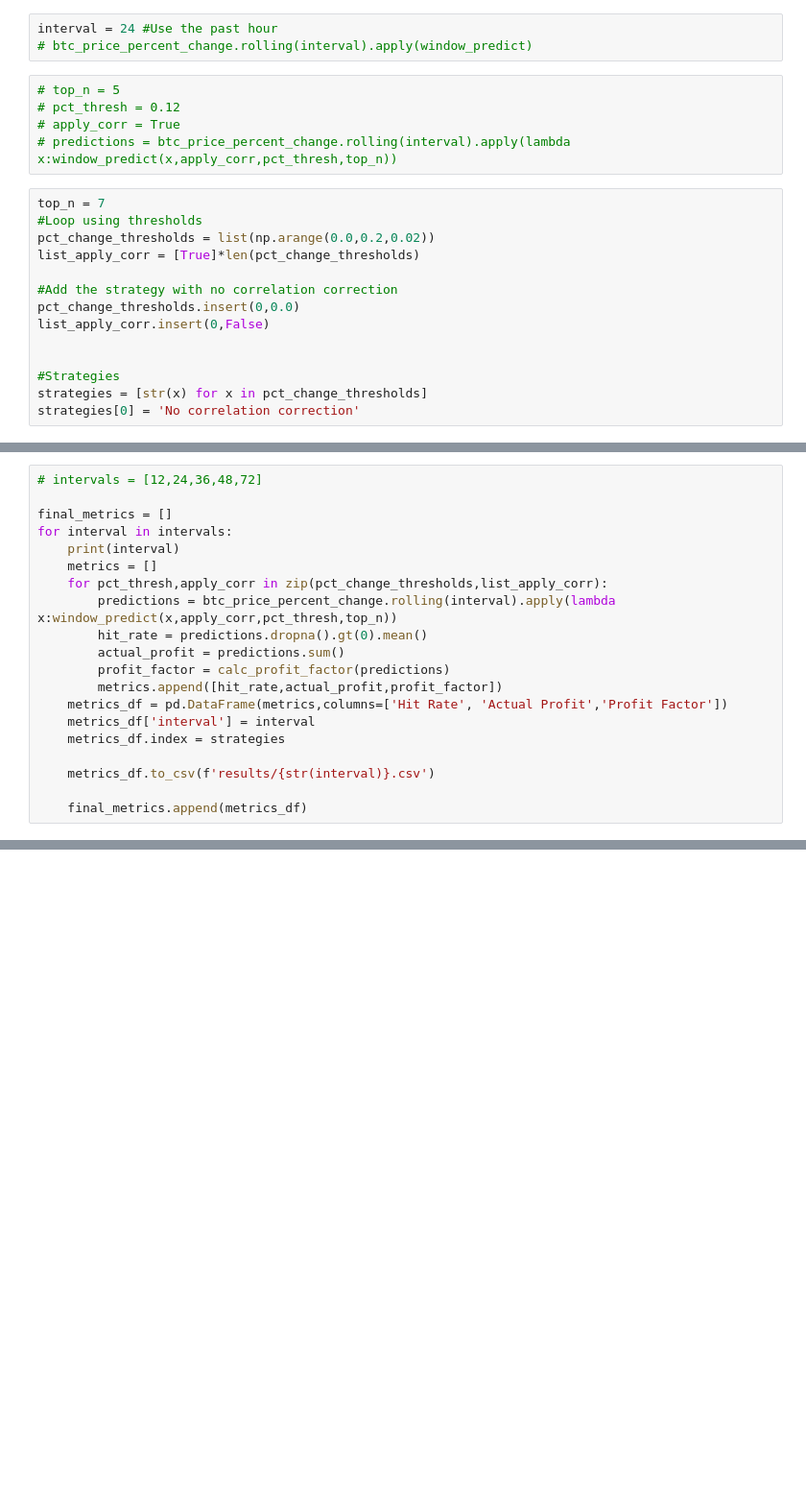
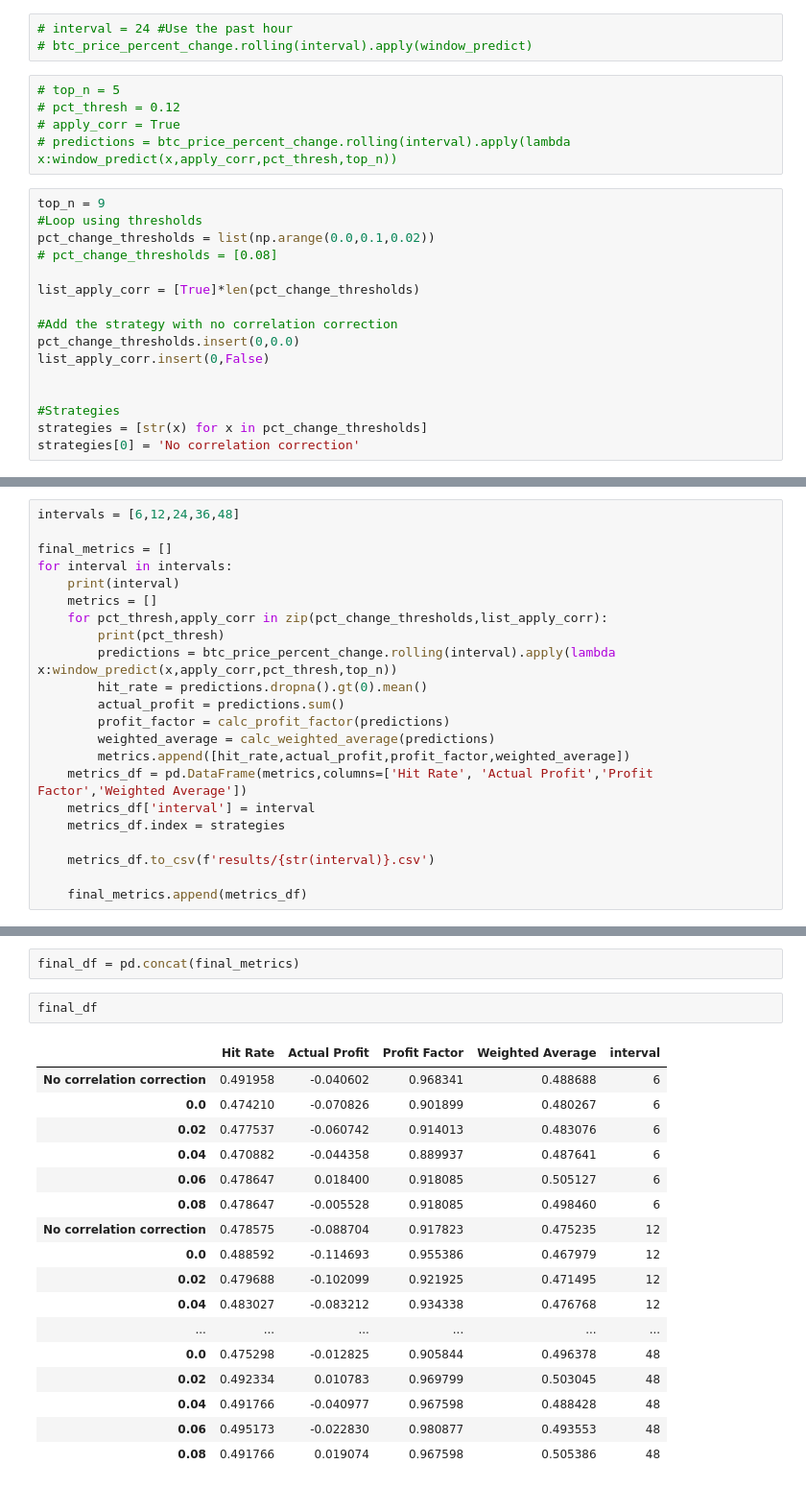
Before and after one commit to j9rds/futures-basis-trading, a Jupyter notebook: notebooks/whole_data.ipynb, the cells around one changed output, grey strips where cells are left out. Shown: that part at 96% size. Cells and saved outputs as stored; diff of their text form; blank space fills up the shorter version.

```diff
--- a/notebooks/whole_data.ipynb
+++ b/notebooks/whole_data.ipynb
@@ -138,5 +141,5 @@ def window_predict(windowed_btc,apply_corr,pct_thresh,top_n):
 # %%
-interval = 24 #Use the past hour
+# interval = 24 #Use the past hour
 # btc_price_percent_change.rolling(interval).apply(window_predict)
 # %%
 # top_n = 5
@@ -144,9 +147,11 @@ interval = 24 #Use the past hour
 # apply_corr = True
 # predictions = btc_price_percent_change.rolling(interval).apply(lambda x:window_predict(x,apply_corr,pct_thresh,top_n))
 # %%
-top_n = 7
+top_n = 9
 #Loop using thresholds
-pct_change_thresholds = list(np.arange(0.0,0.2,0.02))
+pct_change_thresholds = list(np.arange(0.0,0.1,0.02))
+# pct_change_thresholds = [0.08]
+
 list_apply_corr = [True]*len(pct_change_thresholds)
 
 #Add the strategy with no correlation correction
@@ -170,17 +168,19 @@ len(intervals)
 # %%
-# intervals = [12,24,36,48,72]
+intervals = [6,12,24,36,48]
 
 final_metrics = []
 for interval in intervals:
     print(interval)
     metrics = []
     for pct_thresh,apply_corr in zip(pct_change_thresholds,list_apply_corr):
+        print(pct_thresh)
         predictions = btc_price_percent_change.rolling(interval).apply(lambda x:window_predict(x,apply_corr,pct_thresh,top_n))
         hit_rate = predictions.dropna().gt(0).mean()
         actual_profit = predictions.sum()
         profit_factor = calc_profit_factor(predictions)
-        metrics.append([hit_rate,actual_profit,profit_factor])
-    metrics_df = pd.DataFrame(metrics,columns=['Hit Rate', 'Actual Profit','Profit Factor'])
+        weighted_average = calc_weighted_average(predictions)
+        metrics.append([hit_rate,actual_profit,profit_factor,weighted_average])
+    metrics_df = pd.DataFrame(metrics,columns=['Hit Rate', 'Actual Profit','Profit Factor','Weighted Average'])
     metrics_df['interval'] = interval
     metrics_df.index = strategies
 
@@ -191,0 +208,22 @@ for interval in intervals:
+# %%
+final_df = pd.concat(final_metrics)
+# %%
+final_df
+# %% [output]
+|  | Hit Rate | Actual Profit | Profit Factor | Weighted Average | interval |
+| No correlation correction | 0.491958 | -0.040602 | 0.968341 | 0.488688 | 6 |
+| 0.0 | 0.474210 | -0.070826 | 0.901899 | 0.480267 | 6 |
+| 0.02 | 0.477537 | -0.060742 | 0.914013 | 0.483076 | 6 |
+| 0.04 | 0.470882 | -0.044358 | 0.889937 | 0.487641 | 6 |
+| 0.06 | 0.478647 | 0.018400 | 0.918085 | 0.505127 | 6 |
+| 0.08 | 0.478647 | -0.005528 | 0.918085 | 0.498460 | 6 |
+| No correlation correction | 0.478575 | -0.088704 | 0.917823 | 0.475235 | 12 |
+| 0.0 | 0.488592 | -0.114693 | 0.955386 | 0.467979 | 12 |
+| 0.02 | 0.479688 | -0.102099 | 0.921925 | 0.471495 | 12 |
+| 0.04 | 0.483027 | -0.083212 | 0.934338 | 0.476768 | 12 |
+| ... | ... | ... | ... | ... | ... |
+| 0.0 | 0.475298 | -0.012825 | 0.905844 | 0.496378 | 48 |
+| 0.02 | 0.492334 | 0.010783 | 0.969799 | 0.503045 | 48 |
+| 0.04 | 0.491766 | -0.040977 | 0.967598 | 0.488428 | 48 |
+| 0.06 | 0.495173 | -0.022830 | 0.980877 | 0.493553 | 48 |
+| 0.08 | 0.491766 | 0.019074 | 0.967598 | 0.505386 | 48 |
```
Also changed, not shown: parts of 14 cells of this notebook.
